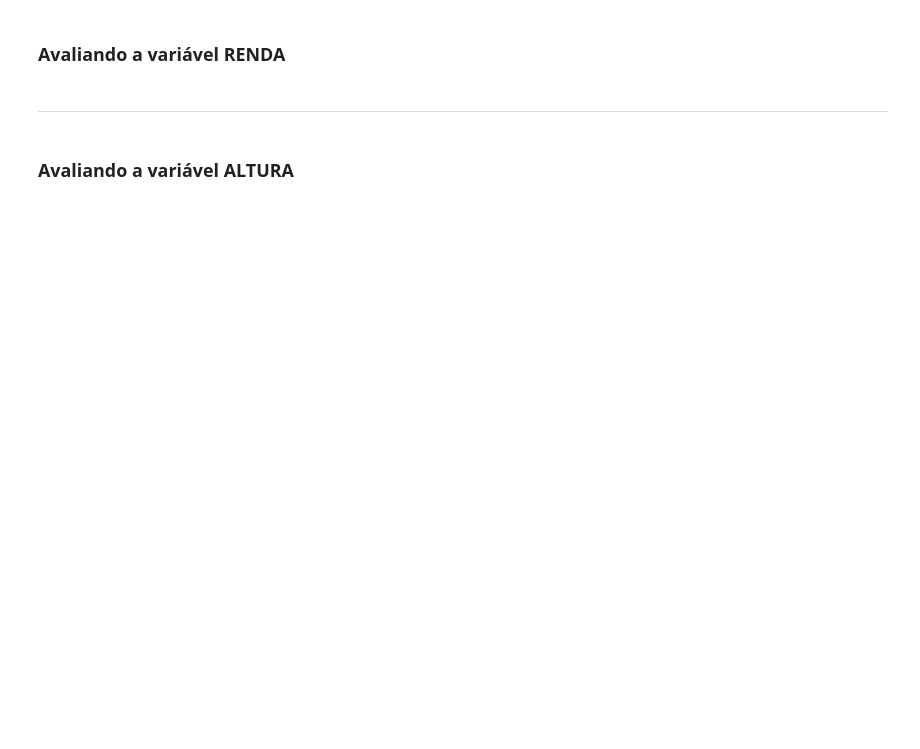
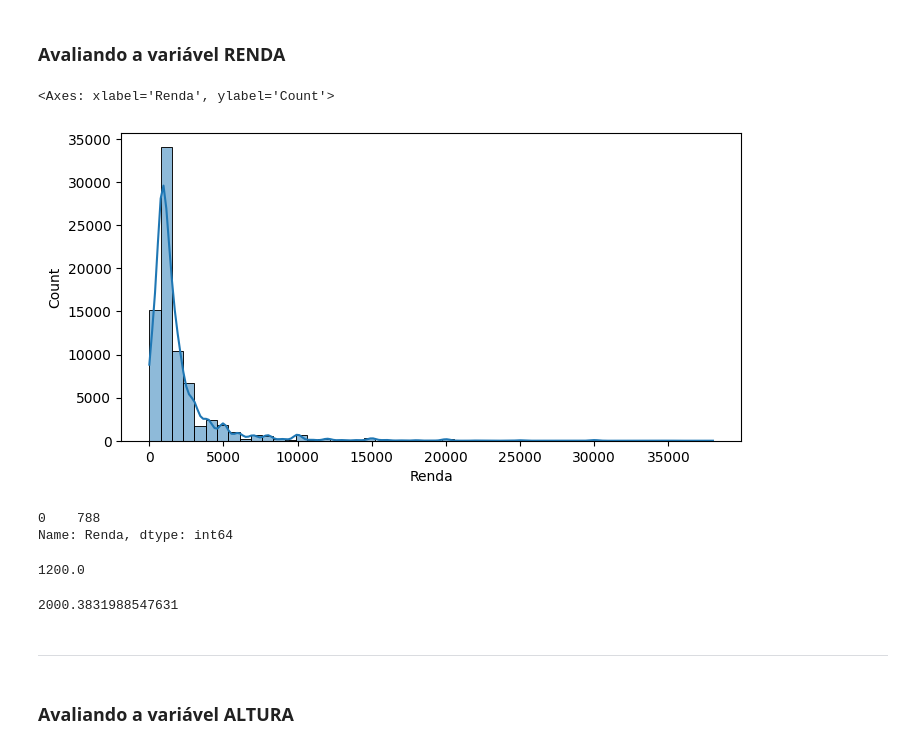
Before and after one commit to DiogoWorkGit/Python_Notebooks, a Jupyter notebook: Notebooks/Curso_de_Estatística_Parte_1.ipynb, the cells around one changed output. Cells and saved outputs as stored; diff of their text form; code cells hidden in the pictures; blank space fills up the shorter version.

```diff
--- a/Notebooks/Curso_de_Estatística_Parte_1.ipynb
+++ b/Notebooks/Curso_de_Estatística_Parte_1.ipynb
@@ -637,6 +655,29 @@ Pode-se definir a moda como sendo o valor mais frequente de um conjunto de dados
 <img src='https://caelum-online-public.s3.amazonaws.com/1177-estatistica-parte1/01/img004.png' width='80%'>
 # %% [markdown]
 ### Avaliando a variável RENDA
+# %%
+ax = sns.histplot(dados.query('Renda < 40000').Renda, bins= 50, kde= True)
+ax.figure.set_size_inches(8,4)
+ax
+# %% [output]
+<Axes: xlabel='Renda', ylabel='Count'>
+[figure, added]
+# %%
+Moda= dados['Renda'].mode()
+Moda
+# %% [output]
+0    788
+Name: Renda, dtype: int64
+# %%
+Mediana= dados['Renda'].median()
+Mediana
+# %% [output]
+1200.0
+# %%
+Media= dados['Renda'].mean()
+Media
+# %% [output]
+2000.3831988547631
 # %% [markdown]
 ***
 # %% [markdown]
```
Also changed, not shown: parts of 17 cells of this notebook.
